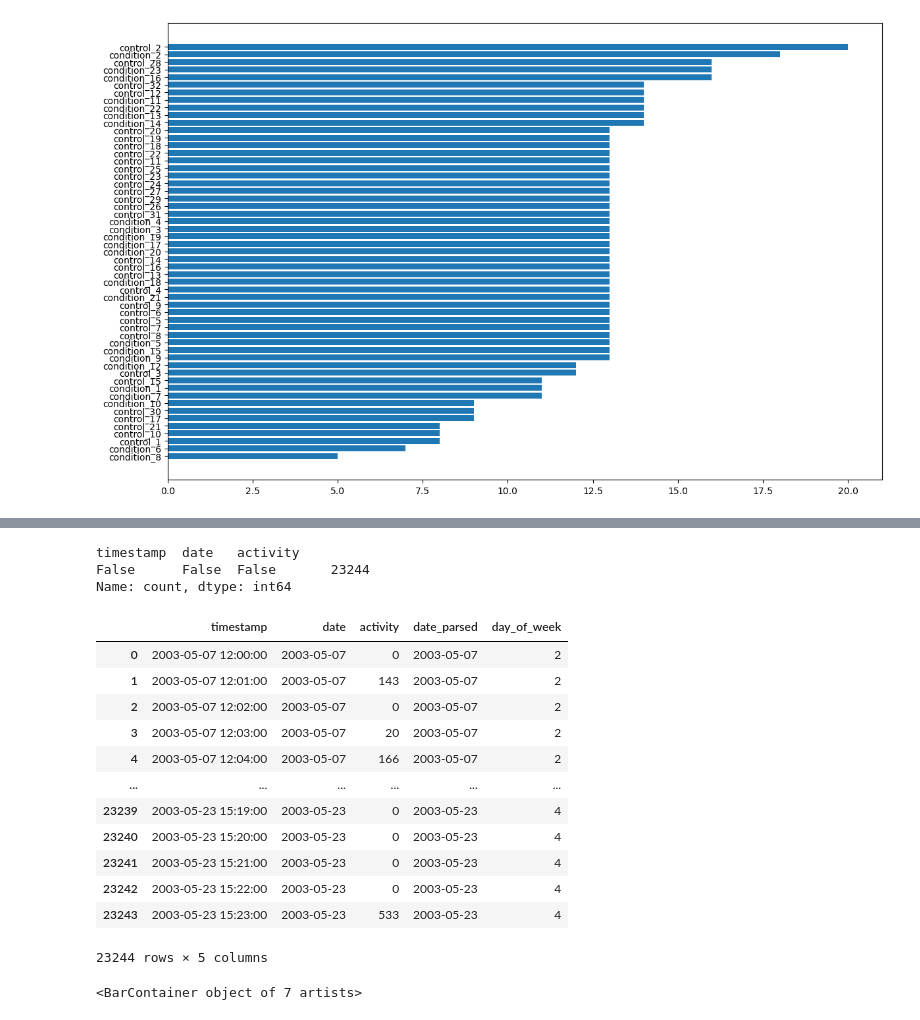
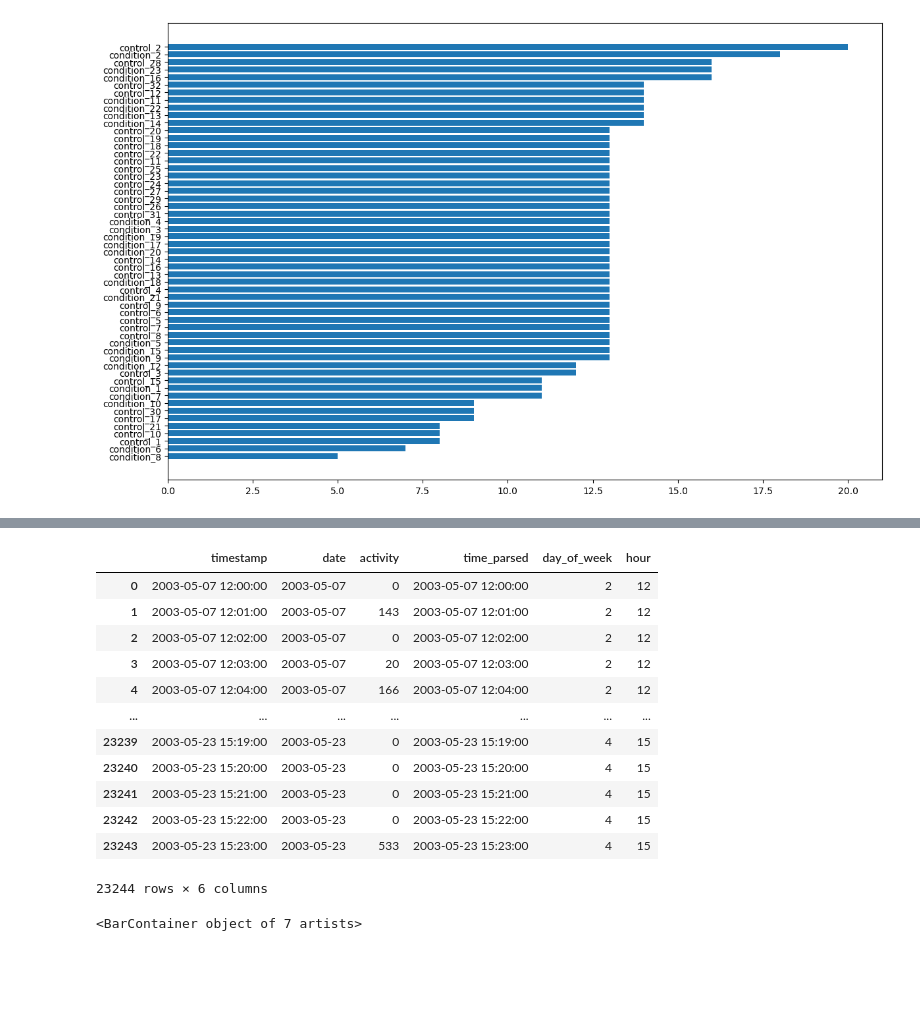
Before and after one commit to ng-daniel/depression_ml, a Jupyter notebook: depression_notebook.ipynb, the cells around one changed output, grey strips where cells are left out. Cells and saved outputs as stored; diff of their text form; code cells hidden in the pictures; blank space fills up the shorter version.

```diff
--- a/depression_notebook.ipynb
+++ b/depression_notebook.ipynb
@@ -121,34 +43,29 @@ condition_1.head()
-# %%
-condition_1.isna().value_counts()
-# %% [output]
-timestamp  date   activity
-False      False  False       23244
-Name: count, dtype: int64
 # %%
 import datetime
 
 def encode_time(df):
     df = df.copy()
-    df['date_parsed'] = pd.to_datetime(df['date'], format="%Y-%m-%d")
-    df['day_of_week'] = df.date_parsed.dt.dayofweek
+    df['time_parsed'] = pd.to_datetime(df['timestamp'], format="%Y-%m-%d %H:%M:%S")
+    df['day_of_week'] = df.time_parsed.dt.dayofweek
+    df['hour'] = df.time_parsed.dt.hour
     return df
 
 condition_1_parsed = encode_time(condition_1)
 condition_1_parsed
 # %% [output]
-|  | timestamp | date | activity | date_parsed | day_of_week |
-| 0 | 2003-05-07 12:00:00 | 2003-05-07 | 0 | 2003-05-07 | 2 |
-| 1 | 2003-05-07 12:01:00 | 2003-05-07 | 143 | 2003-05-07 | 2 |
-| 2 | 2003-05-07 12:02:00 | 2003-05-07 | 0 | 2003-05-07 | 2 |
-| 3 | 2003-05-07 12:03:00 | 2003-05-07 | 20 | 2003-05-07 | 2 |
-| 4 | 2003-05-07 12:04:00 | 2003-05-07 | 166 | 2003-05-07 | 2 |
-| ... | ... | ... | ... | ... | ... |
-| 23239 | 2003-05-23 15:19:00 | 2003-05-23 | 0 | 2003-05-23 | 4 |
-| 23240 | 2003-05-23 15:20:00 | 2003-05-23 | 0 | 2003-05-23 | 4 |
-| 23241 | 2003-05-23 15:21:00 | 2003-05-23 | 0 | 2003-05-23 | 4 |
-| 23242 | 2003-05-23 15:22:00 | 2003-05-23 | 0 | 2003-05-23 | 4 |
-| 23243 | 2003-05-23 15:23:00 | 2003-05-23 | 533 | 2003-05-23 | 4 |
+|  | timestamp | date | activity | time_parsed | day_of_week | hour |
+| 0 | 2003-05-07 12:00:00 | 2003-05-07 | 0 | 2003-05-07 12:00:00 | 2 | 12 |
+| 1 | 2003-05-07 12:01:00 | 2003-05-07 | 143 | 2003-05-07 12:01:00 | 2 | 12 |
+| 2 | 2003-05-07 12:02:00 | 2003-05-07 | 0 | 2003-05-07 12:02:00 | 2 | 12 |
+| 3 | 2003-05-07 12:03:00 | 2003-05-07 | 20 | 2003-05-07 12:03:00 | 2 | 12 |
+| 4 | 2003-05-07 12:04:00 | 2003-05-07 | 166 | 2003-05-07 12:04:00 | 2 | 12 |
+| ... | ... | ... | ... | ... | ... | ... |
+| 23239 | 2003-05-23 15:19:00 | 2003-05-23 | 0 | 2003-05-23 15:19:00 | 4 | 15 |
+| 23240 | 2003-05-23 15:20:00 | 2003-05-23 | 0 | 2003-05-23 15:20:00 | 4 | 15 |
+| 23241 | 2003-05-23 15:21:00 | 2003-05-23 | 0 | 2003-05-23 15:21:00 | 4 | 15 |
+| 23242 | 2003-05-23 15:22:00 | 2003-05-23 | 0 | 2003-05-23 15:22:00 | 4 | 15 |
+| 23243 | 2003-05-23 15:23:00 | 2003-05-23 | 533 | 2003-05-23 15:23:00 | 4 | 15 |
-23244 rows × 5 columns
+23244 rows × 6 columns
 # %%
 
 weekday_counts = condition_1_parsed.day_of_week.value_counts()
```
Also changed, not shown: parts of 9 cells of this notebook, 55 other files.
